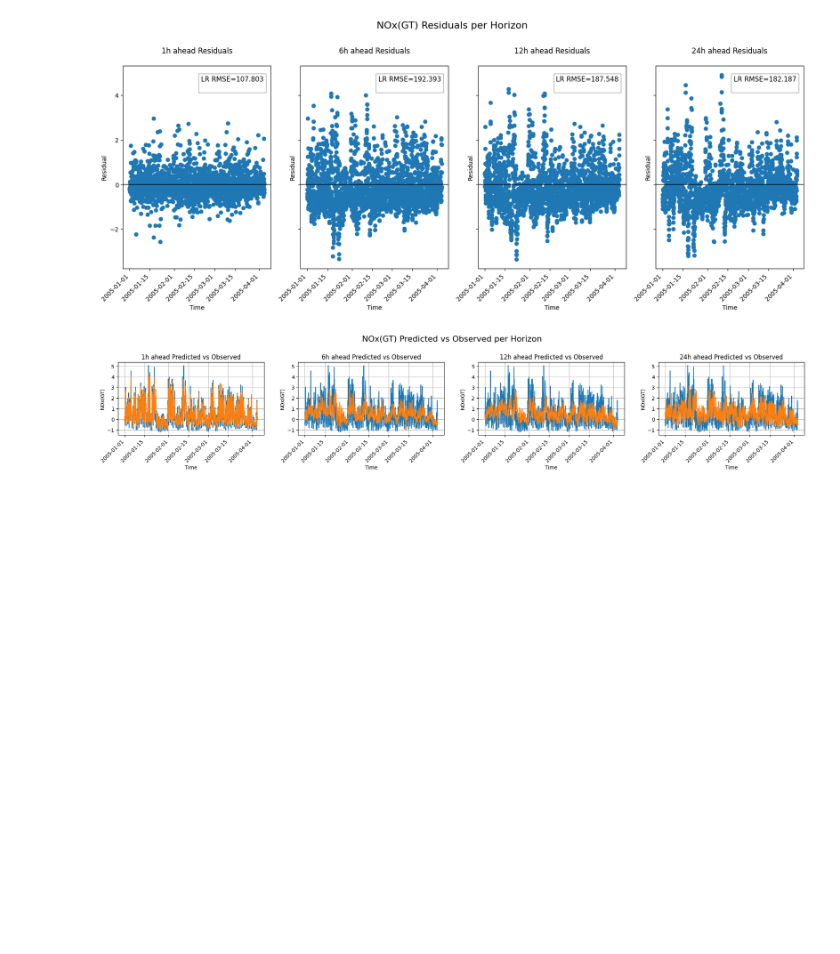
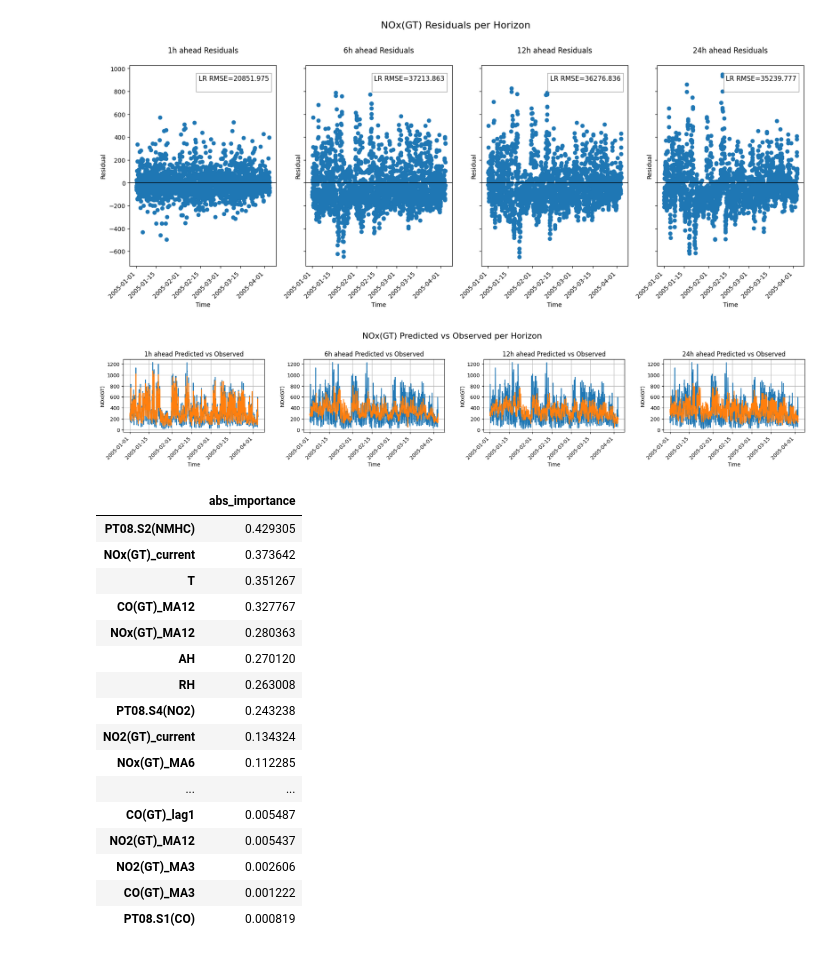
Before and after one commit to romansinkus/forecasting_air_pollution, a Jupyter notebook: linear_reg.ipynb, the cells around one changed output. Drawn from its saved outputs; the diff is of its cells as text; code cells hidden in the pictures; blank space fills up the shorter version.

```diff
--- a/linear_reg.ipynb
+++ b/linear_reg.ipynb
@@ -12,21 +12,13 @@ importlib.reload(rmu)
 
 df, df_unnormalised, num_cols, df_unclean = eda_dpp_utils.preProcessing()
 
-windows = [3, 6, 12, 24]          # moving-average windows (hours)
+windows = [3, 6, 12, 24]
 lags    = [1]
 targets = ['CO(GT)', 'NMHC(GT)', 'C6H6(GT)', 'NOx(GT)', 'NO2(GT)']
 
-for target in targets:
-    for w in windows:
-        df[f"{target}_MA_{w}h"] = (
-            df[target]
-            .rolling(window=w, min_periods=1, center=False)
-            .mean()
-        )
-
-for target in targets:
-    for lag in lags:
-        df[f"{target}_lag_{lag}h"] = df[target].shift(lag)
+# Add MA, lag features
+df = feu.addMovingAverages(df_unnormalised, windows, targets)
+df = feu.addLagFeatures(df, lags, targets)
 
 for target in targets:
     df[f"{target}_current"] = df[target]
@@ -52,7 +164,28 @@ results = rmu.train_forecast_linear_regression(df, targets[2], targets, df_unnor
 # %%
 results = rmu.train_forecast_linear_regression(df, targets[3], targets, df_unnormalised)
+results[1]["importance_table"]
+results[6]["importance_table"]
+results[12]["importance_table"]
+results[24]["importance_table"]
 # %% [output]
-[figure, old version]
+[figure, new version]
-[figure, old version]
+[figure, new version]
+|  | abs_importance |
+| PT08.S2(NMHC) | 0.429305 |
+| NOx(GT)_current | 0.373642 |
+| T | 0.351267 |
+| CO(GT)_MA12 | 0.327767 |
+| NOx(GT)_MA12 | 0.280363 |
+| AH | 0.270120 |
+| RH | 0.263008 |
+| PT08.S4(NO2) | 0.243238 |
+| NO2(GT)_current | 0.134324 |
+| NOx(GT)_MA6 | 0.112285 |
+| ... | ... |
+| CO(GT)_lag1 | 0.005487 |
+| NO2(GT)_MA12 | 0.005437 |
+| NO2(GT)_MA3 | 0.002606 |
+| CO(GT)_MA3 | 0.001222 |
+| PT08.S1(CO) | 0.000819 |
 # %%
 results = rmu.train_forecast_linear_regression(df, targets[4], targets, df_unnormalised)
```
Also changed, not shown: parts of 7 cells of this notebook, 1 other file.
